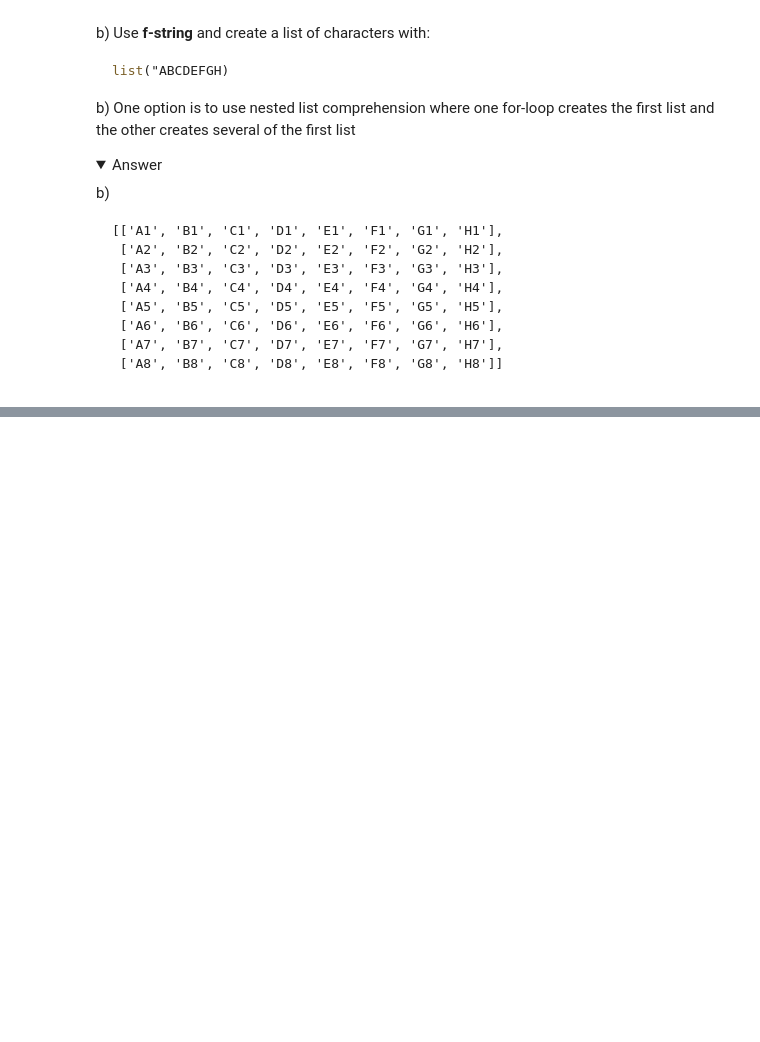
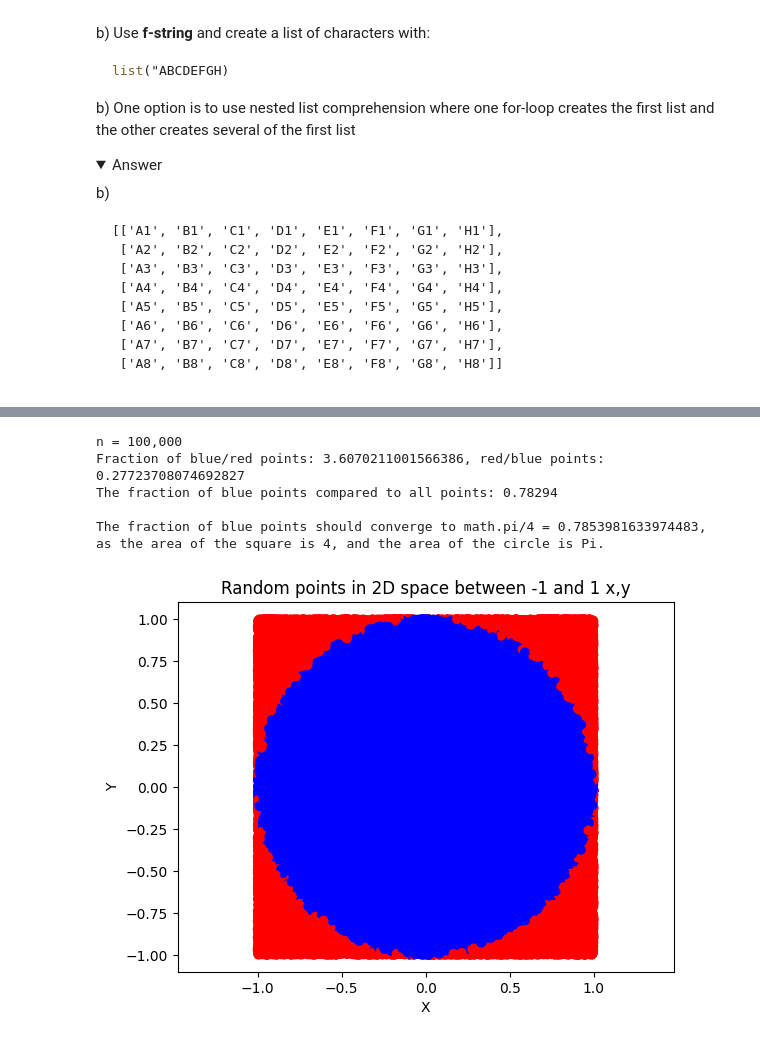
Before and after one commit to Shoresh613/Python-Mikael-Folkesson, a Jupyter notebook: Exercises/04. Lists.ipynb, the cells around one changed output, grey strips where cells are left out. Drawn from its saved outputs; the diff is of its cells as text; code cells hidden in the pictures; folded sections open; blank space fills up the shorter version.

```diff
--- a/Exercises/04. Lists.ipynb
+++ b/Exercises/04. Lists.ipynb
@@ -289,0 +310,51 @@ Probability of sixes list: [0.1, 0.21, 0.161, 0.1642, 0.1656, 0.166406]
+# %%
+import math
+import random
+import matplotlib.pyplot as plt
+
+x_list = []
+y_list = []
+number_of_dots = 100000
+
+for i in range(number_of_dots):
+    x_list.append(random.random()*2-1)
+    y_list.append(random.random()*2-1)
+
+print(f"n = {len(x_list):,.0f}")
+
+def get_distance_origo(x,y):
+    return math.sqrt(x**2 + y**2)
+
+distance_list = []
+
+for i in range(number_of_dots):
+    distance_list.append(get_distance_origo(x_list[i],y_list[i]))
+
+colors = ['red' if i > 1 else 'blue' for i in distance_list]
+
+print(f"Fraction of blue/red points: {colors.count('blue') / colors.count('red')}, red/blue points: {colors.count('red') / colors.count('blue')}")
+print(f"The fraction of blue points compared to all points: {colors.count('blue')/number_of_dots}")
+print(f"\nThe fraction of blue points should converge to {math.pi/4 = },\nas the area of the square is 4, and the area of the circle is Pi.")
+
+# Create a figure and a subplot
+fig, ax = plt.subplots()
+
+# Plot the data points
+ax.scatter(x_list,y_list,c=colors)
+
+# Add labels and titles to the plot
+ax.set_xlabel("X")
+ax.set_ylabel("Y")
+ax.set_title("Random points in 2D space between -1 and 1 x,y")
+
+# Show the plot
+plt.axis('equal')
+plt.show()
+# %% [output]
+n = 100,000
+Fraction of blue/red points: 3.6070211001566386, red/blue points: 0.27723708074692827
+The fraction of blue points compared to all points: 0.78294
+
+The fraction of blue points should converge to math.pi/4 = 0.7853981633974483,
+as the area of the square is 4, and the area of the circle is Pi.
+[figure, added]
```
Also changed, not shown: parts of 8 cells of this notebook, 4 other files.
